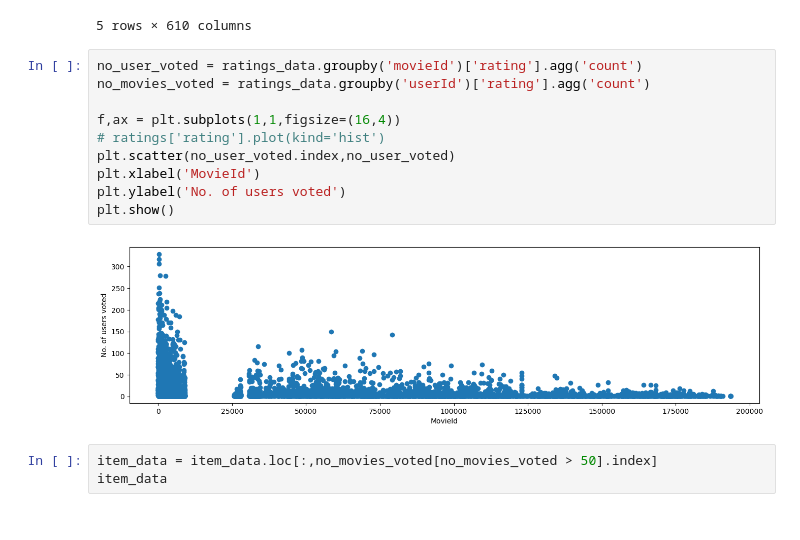
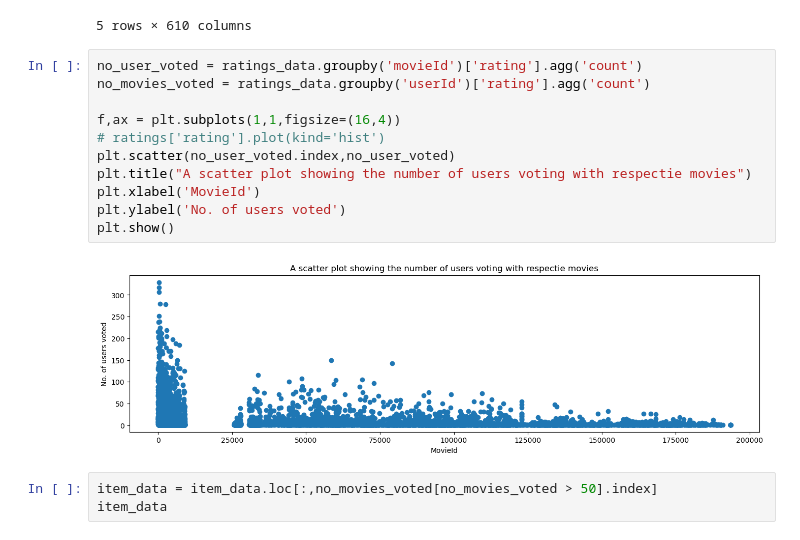
Before and after one commit to FionaNalianya/MovieLens, a Jupyter notebook: notebook.ipynb, the cells around one changed output. Cells and saved outputs as stored; diff of their text form.

```diff
--- a/notebook.ipynb
+++ b/notebook.ipynb
@@ -281,15 +281,16 @@ item_data.head()
 # %%
 no_user_voted = ratings_data.groupby('movieId')['rating'].agg('count')
 no_movies_voted = ratings_data.groupby('userId')['rating'].agg('count')
 
 f,ax = plt.subplots(1,1,figsize=(16,4))
 # ratings['rating'].plot(kind='hist')
 plt.scatter(no_user_voted.index,no_user_voted)
+plt.title("A scatter plot showing the number of users voting with respectie movies")
 plt.xlabel('MovieId')
 plt.ylabel('No. of users voted')
 plt.show()
 # %% [output]
-[figure, old version]
+[figure, new version]
 # %%
 item_data = item_data.loc[:,no_movies_voted[no_movies_voted > 50].index]
 item_data
```
Also changed, not shown: parts of 5 cells of this notebook.
